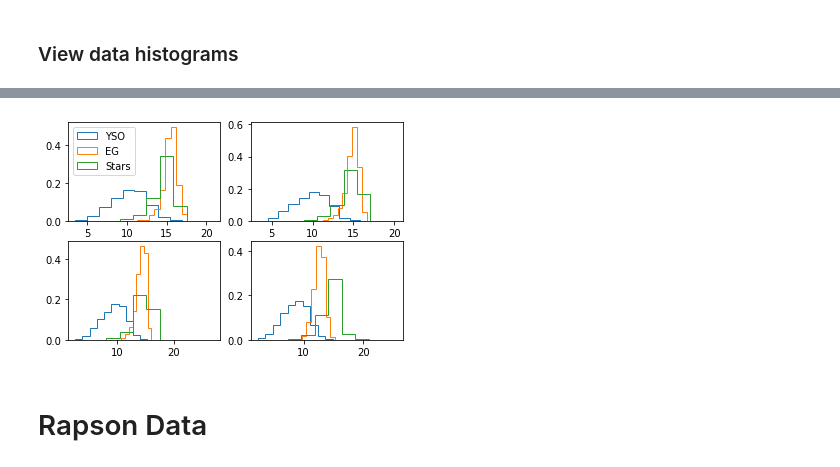
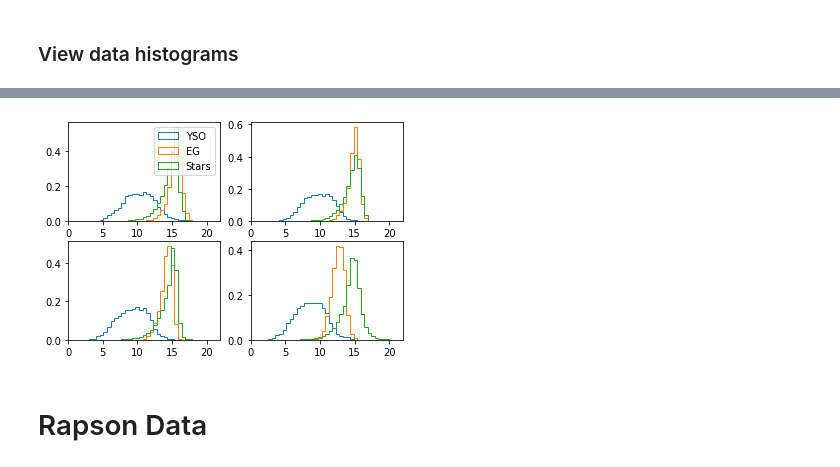
Before and after one commit to bcrompvoets/Random, a Jupyter notebook: Phase_3_2__IRAC+MIPS_Classification/Notebooks/Data_Preparation.ipynb, the cells around one changed output, grey strips where cells are left out. Cells and saved outputs as stored; diff of their text form; code cells hidden in the pictures.

```diff
--- a/Phase_3_2__IRAC+MIPS_Classification/Notebooks/Data_Preparation.ipynb
+++ b/Phase_3_2__IRAC+MIPS_Classification/Notebooks/Data_Preparation.ipynb
@@ -151,9 +154,10 @@ print(c2d_missing_ST.shape)
 ### Add synthetic data from copulas
 # %%
 c2d_IRAC_SYNTH = pd.merge_ordered(synthetic_data_YS,synthetic_data_EG)
-c2d_IRAC_SYNTH.columns = ["ir1_flux_c","ir1_d_flux_c","ir2_flux_c","ir2_d_flux_c","ir3_flux_c","ir3_d_flux_c","ir4_flux_c","ir4_d_flux_c",'mp1_flux_c', 'mp1_d_flux_c', "alpha","Target"]
+c2d_IRAC_SYNTH.columns = ["ir1_flux_c","ir1_d_flux_c","ir2_flux_c","ir2_d_flux_c","ir3_flux_c","ir3_d_flux_c","ir4_flux_c","ir4_d_flux_c",'mp1_flux_c', 'mp1_d_flux_c',"Target"]
 c2d_IRAC_NEW_w_SYNTH = pd.merge_ordered(c2d_IRAC_NEW,c2d_IRAC_SYNTH)
 
+c2d_IRAC_NEW_w_SYNTH["alpha"] = alpha(c2d_IRAC_NEW_w_SYNTH["ir2_flux_c"],c2d_IRAC_NEW_w_SYNTH["mp1_flux_c"])
 
 shape_YSO = c2d_IRAC_NEW_w_SYNTH[c2d_IRAC_NEW_w_SYNTH["Target"]==0].shape
 shape_EG = c2d_IRAC_NEW_w_SYNTH[c2d_IRAC_NEW_w_SYNTH["Target"]==1].shape
@@ -181,15 +185,16 @@ import matplotlib.pyplot as plt
 bins= np.linspace(-5,5,20)
 
 c2d_tar = c2d_IRAC_NEW_w_SYNTH[["Target"]].values.astype(int)
-c2d_inp = c2d_IRAC_NEW_w_SYNTH[["ir1_flux_c","ir1_d_flux_c","ir2_flux_c","ir2_d_flux_c","ir3_flux_c","ir3_d_flux_c","ir4_flux_c","ir4_d_flux_c","alpha"]].values.astype(float)
-EG = np.where(c2d_tar==1)[0]
-alphasEG = c2d_inp[EG].transpose()[8]
+c2d_inp = c2d_IRAC_NEW_w_SYNTH[["ir1_flux_c","ir1_d_flux_c","ir2_flux_c","ir2_d_flux_c","ir3_flux_c","ir3_d_flux_c","ir4_flux_c","ir4_d_flux_c",'mp1_flux_c', 'mp1_d_flux_c',"alpha"]].values.astype(float)
 
 YSO = np.where(c2d_tar==0)[0]
-alphasYS = c2d_inp[YSO].transpose()[8]
+alphasYS = c2d_inp[YSO][:,10]
+
+EG = np.where(c2d_tar==1)[0]
+alphasEG = c2d_inp[EG][:,10]
 
 ST = np.where(c2d_tar==2)[0]
-alphasST = c2d_inp[ST].transpose()[8]
+alphasST = c2d_inp[ST][:,10]
 
 bins= np.linspace(-5,5,50)
 plt.hist(alphasYS,bins,histtype='step',label='YSO',density=True)
@@ -202,25 +226,26 @@ plt.show()
 # %%
 fig, axs = plt.subplots(2,2)
-axs[0][0].hist(c2d_inp[YSO].transpose()[0],histtype='step',label='YSO',density=True)
-axs[0][0].hist(c2d_inp[EG].transpose()[0],histtype='step',label='EG',density=True)
-axs[0][0].hist(c2d_inp[ST].transpose()[0],histtype='step',label='Stars',density=True)
+bins= np.linspace(1,21,40)
+axs[0][0].hist(c2d_inp[YSO].transpose()[0],bins,histtype='step',label='YSO',density=True)
+axs[0][0].hist(c2d_inp[EG].transpose()[0],bins,histtype='step',label='EG',density=True)
+axs[0][0].hist(c2d_inp[ST].transpose()[0],bins,histtype='step',label='Stars',density=True)
 axs[0][0].legend()
 
-axs[0][1].hist(c2d_inp[YSO].transpose()[2],histtype='step',label='YSO',density=True)
-axs[0][1].hist(c2d_inp[EG].transpose()[2],histtype='step',label='EG',density=True)
-axs[0][1].hist(c2d_inp[ST].transpose()[2],histtype='step',label='Stars',density=True)
+axs[0][1].hist(c2d_inp[YSO].transpose()[2],bins,histtype='step',label='YSO',density=True)
+axs[0][1].hist(c2d_inp[EG].transpose()[2],bins,histtype='step',label='EG',density=True)
+axs[0][1].hist(c2d_inp[ST].transpose()[2],bins,histtype='step',label='Stars',density=True)
 
-axs[1][0].hist(c2d_inp[YSO].transpose()[4],histtype='step',label='YSO',density=True)
-axs[1][0].hist(c2d_inp[EG].transpose()[4],histtype='step',label='EG',density=True)
-axs[1][0].hist(c2d_inp[ST].transpose()[4],histtype='step',label='Stars',density=True)
+axs[1][0].hist(c2d_inp[YSO].transpose()[4],bins,histtype='step',label='YSO',density=True)
+axs[1][0].hist(c2d_inp[EG].transpose()[4],bins,histtype='step',label='EG',density=True)
+axs[1][0].hist(c2d_inp[ST].transpose()[4],bins,histtype='step',label='Stars',density=True)
 
-axs[1][1].hist(c2d_inp[YSO].transpose()[6],histtype='step',label='YSO',density=True)
-axs[1][1].hist(c2d_inp[EG].transpose()[6],histtype='step',label='EG',density=True)
-axs[1][1].hist(c2d_inp[ST].transpose()[6],histtype='step',label='Stars',density=True)
+axs[1][1].hist(c2d_inp[YSO].transpose()[6],bins,histtype='step',label='YSO',density=True)
+axs[1][1].hist(c2d_inp[EG].transpose()[6],bins,histtype='step',label='EG',density=True)
+axs[1][1].hist(c2d_inp[ST].transpose()[6],bins,histtype='step',label='Stars',density=True)
 
 plt.show()
 # %% [output]
-[figure, old version]
+[figure, new version]
 # %% [markdown]
 # Rapson Data
 # %%
```
Also changed, not shown: parts of 8 cells of this notebook, 8 other files.
